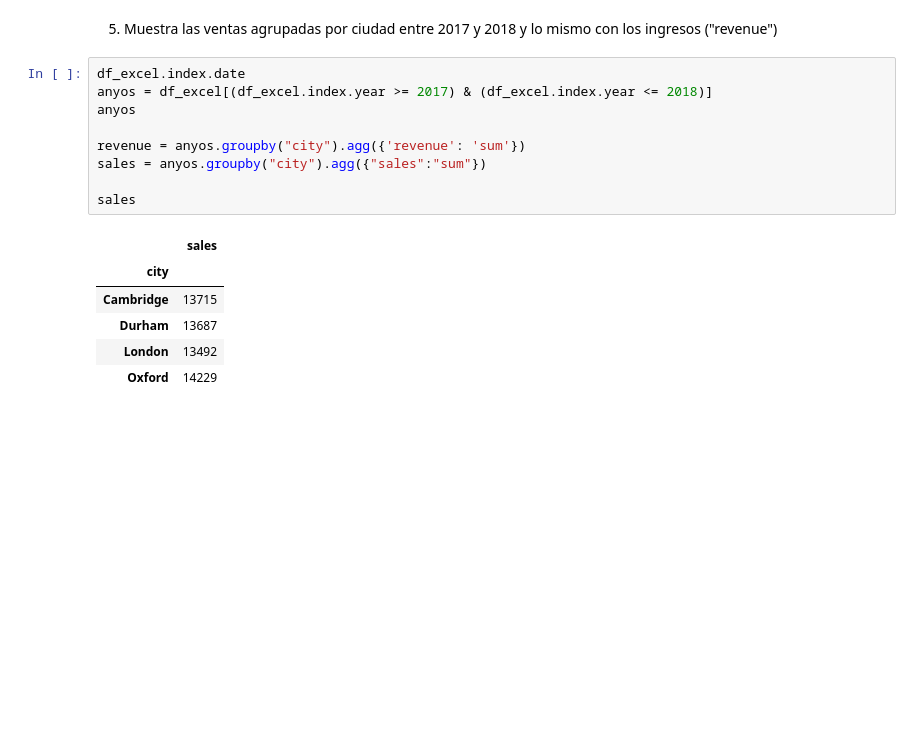
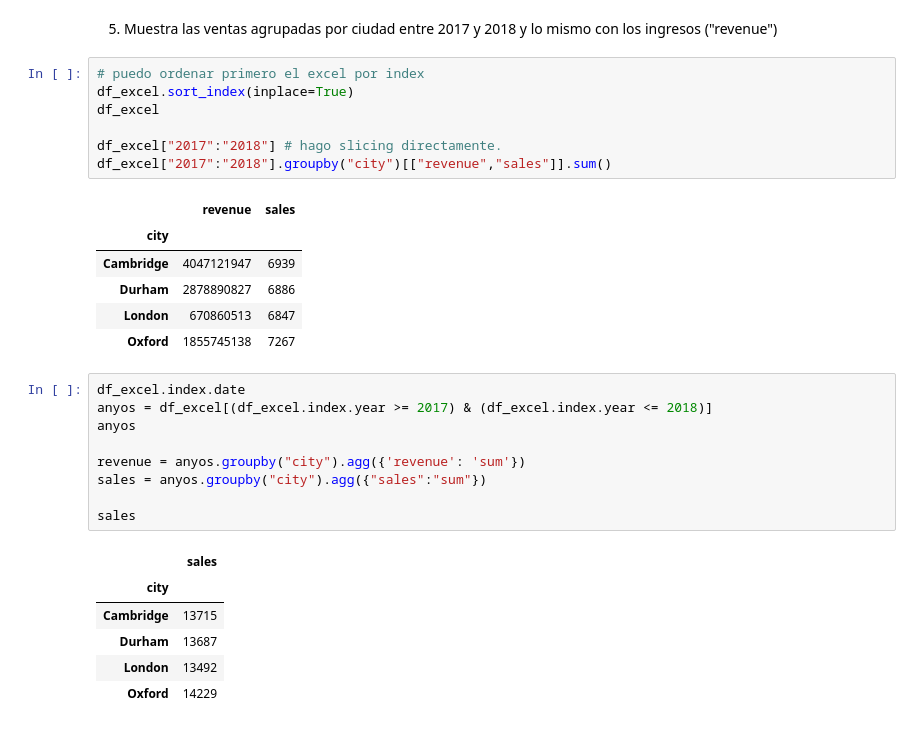
Before and after one commit to nicommuniz/bootcamp_ds_24_nico, a Jupyter notebook: 03_Analisis_de_Datos/Sprint_05/Unidad_02/Practica_Obligatoria/18_Practica_Obligatoria_Ficheros_ok.ipynb, the cells around one changed output. Drawn from its saved outputs; the diff is of its cells as text; blank space fills up the shorter version.

```diff
--- a/03_Analisis_de_Datos/Sprint_05/Unidad_02/Practica_Obligatoria/18_Practica_Obligatoria_Ficheros_ok.ipynb
+++ b/03_Analisis_de_Datos/Sprint_05/Unidad_02/Practica_Obligatoria/18_Practica_Obligatoria_Ficheros_ok.ipynb
@@ -140,5 +161,19 @@ df_excel
 # %% [markdown]
 5. Muestra las ventas agrupadas por ciudad entre 2017 y 2018 y lo mismo con los ingresos ("revenue")
+# %%
+# puedo ordenar primero el excel por index
+df_excel.sort_index(inplace=True)
+df_excel
+
+df_excel["2017":"2018"] # hago slicing directamente.
+df_excel["2017":"2018"].groupby("city")[["revenue","sales"]].sum()
+# %% [output]
+|  | revenue | sales |
+| city |  |  |
+| Cambridge | 4047121947 | 6939 |
+| Durham | 2878890827 | 6886 |
+| London | 670860513 | 6847 |
+| Oxford | 1855745138 | 7267 |
 # %%
 df_excel.index.date
 anyos = df_excel[(df_excel.index.year >= 2017) & (df_excel.index.year <= 2018)]
```
Also changed, not shown: parts of 11 cells of this notebook, 18 other files.
